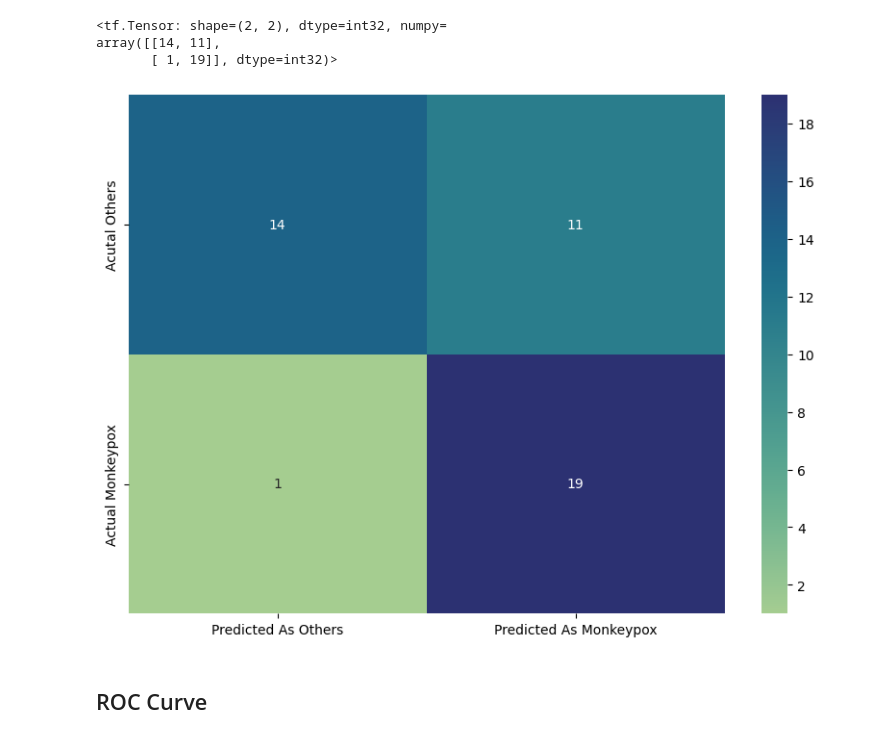
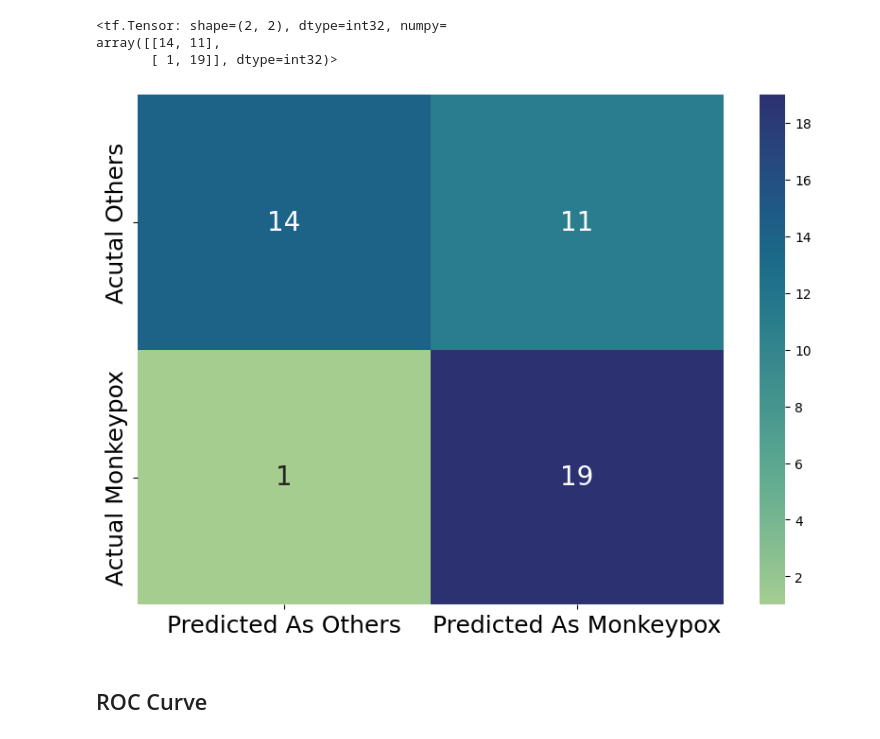
Before and after one commit to mahrukh-k/Containing-the-spread-of-monkeypox-virus-using-a-convolutional-neural-network, a Jupyter notebook: monkeypox_models_app/model_evaluation.ipynb, the cells around one changed output. Saved outputs shown, nothing was run; the diff lists cells and outputs as text; code cells hidden in the pictures.

Commit message:
matrix fontsize

```diff
--- a/monkeypox_models_app/model_evaluation.ipynb
+++ b/monkeypox_models_app/model_evaluation.ipynb
@@ -100,11 +100,14 @@ array([[14, 11],
 # %%
 df_cm = pd.DataFrame(cm, index = ['Acutal Others','Actual Monkeypox'],
                   columns = ['Predicted As Others','Predicted As Monkeypox'])
-plt.figure(figsize = (10,7))
-sn.heatmap(df_cm, annot=True, cmap='crest')
+fig = plt.figure(figsize = (10,7))
+sn.heatmap(df_cm, annot=True, cmap='crest',annot_kws={"size": 20})
+plt.xticks(fontsize=18)
+plt.yticks(fontsize=18)
+
 plt.savefig('confusionMatrix.jpg')
 # %% [output]
-[figure, old version]
+[figure, new version]
 # %% [markdown]
 ## ROC Curve
 # %%
```
Also changed, not shown: parts of 5 cells of this notebook.
